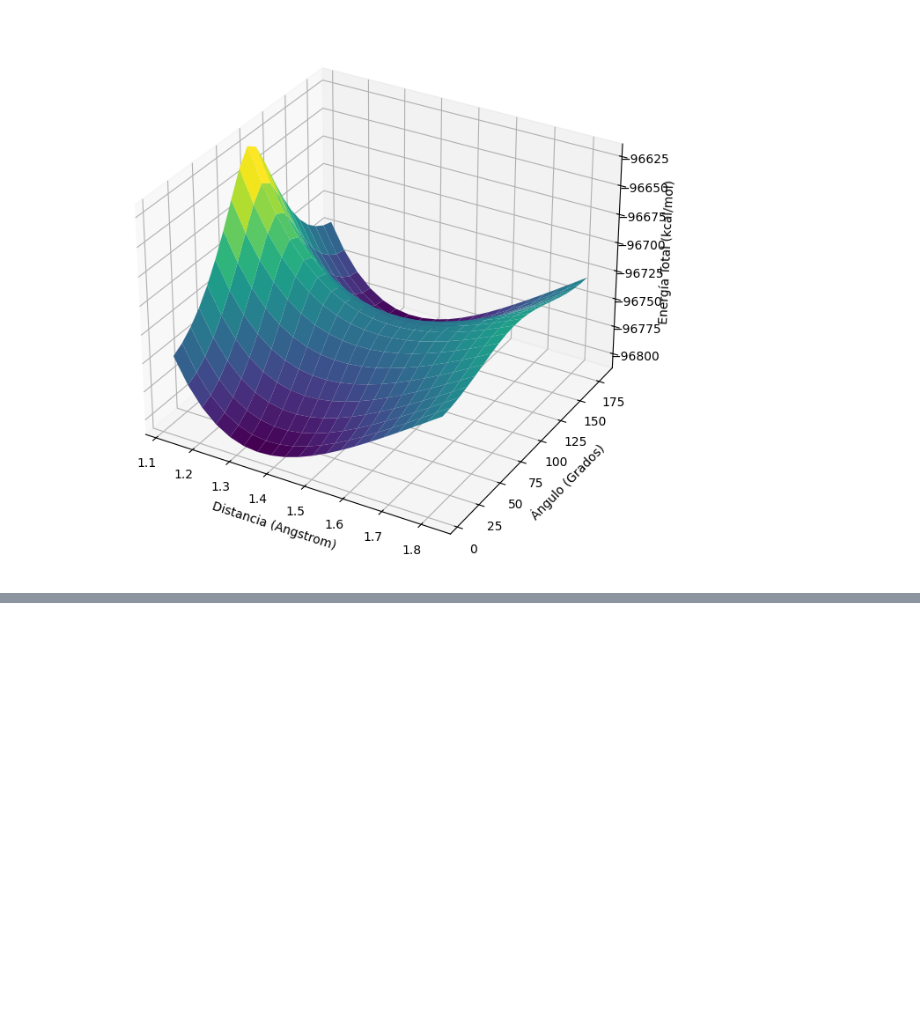
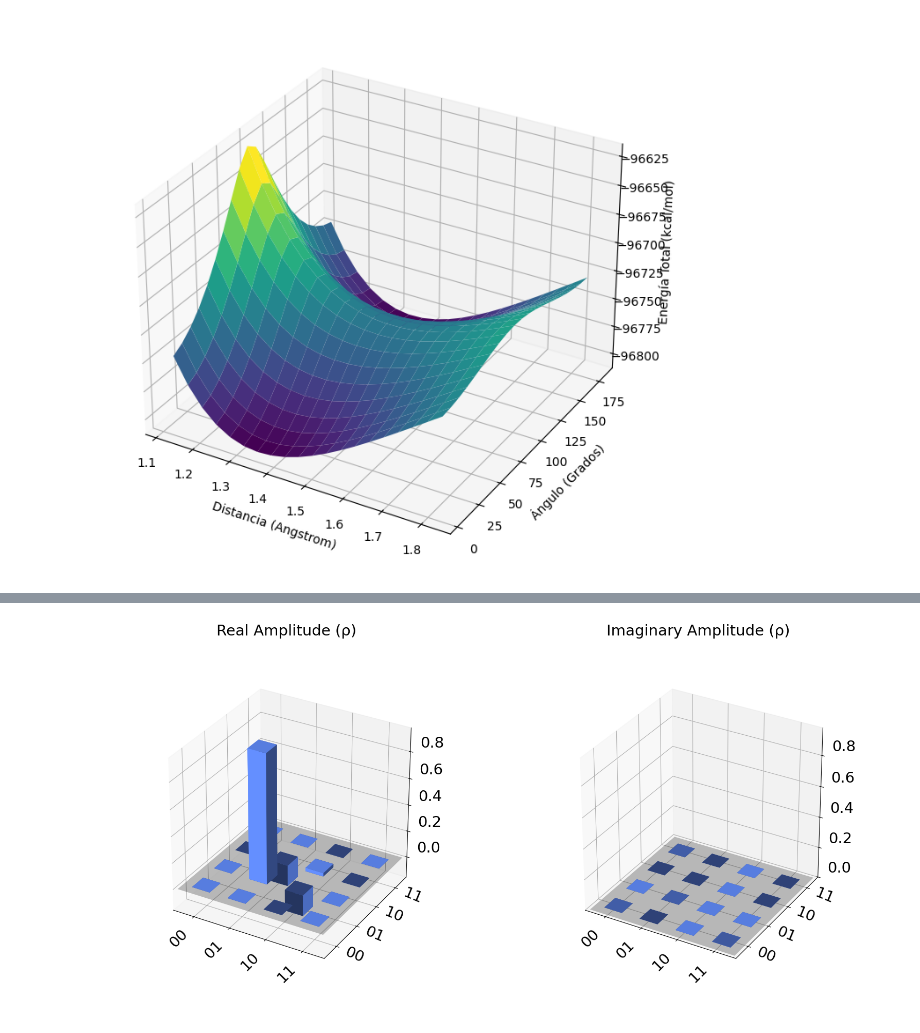
Before and after one commit to jervaal/IPRE-VQE, a Jupyter notebook: try.ipynb, the cells around one changed output, grey strips where cells are left out. Cells and saved outputs as stored; diff of their text form; code cells hidden in the pictures; blank space fills up the shorter version.

```diff
--- a/try.ipynb
+++ b/try.ipynb
@@ -694,0 +810,2 @@ plt.show()
+# %%
+cis_gs_energy, cis_gs_circuit, cis_pauli_ham = generate_vqe_optimal(z_matrix_cis, 2)
@@ -694,0 +841,29 @@ plt.show()
+# %%
+final_time = 100
+time_steps = 1000
+
+dt = final_time / time_steps
+
+trotter = TrotterQRTE(product_formula= SuzukiTrotter(4),
+                      num_timesteps= time_steps,
+                      estimator= Estimator())
+
+initial_state = Statevector(cis_gs_circuit)
+
+problem = TimeEvolutionProblem(hamiltonian= cis_pauli_ham,
+                               initial_state= initial_state,
+                               time= final_time,
+                               aux_operators= [cis_pauli_ham])
+
+result = trotter.evolve(problem)
+# %%
+cis_final_state = result.evolved_state
+
+cis_obs_data = np.array((np.array(result.observables)[:,:,0]))
+
+cis_energies = cis_obs_data[:, 0]
+
+
+Statevector(cis_final_state).draw('city')
+# %% [output]
+[figure, added]
```
Also changed, not shown: parts of 40 cells of this notebook.
